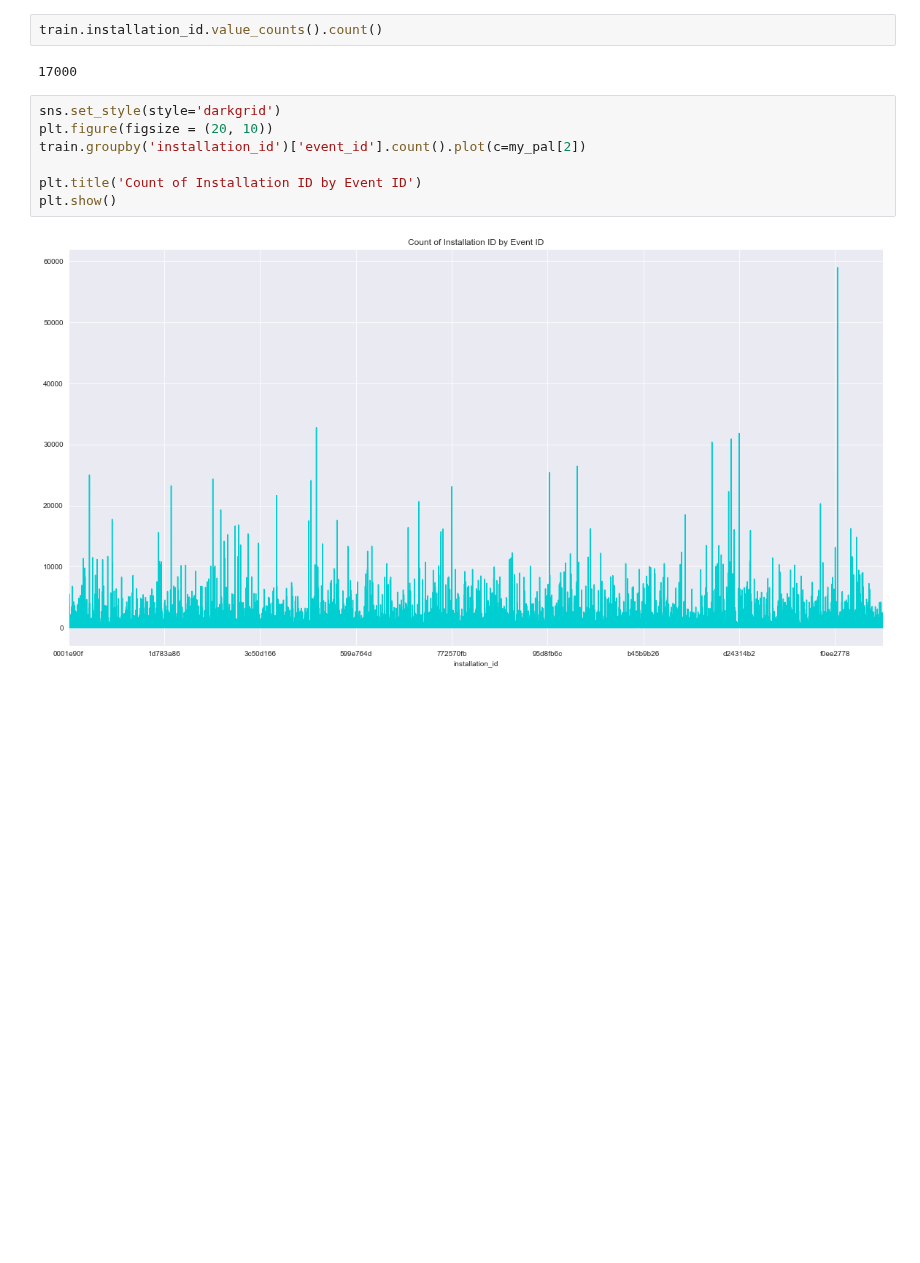
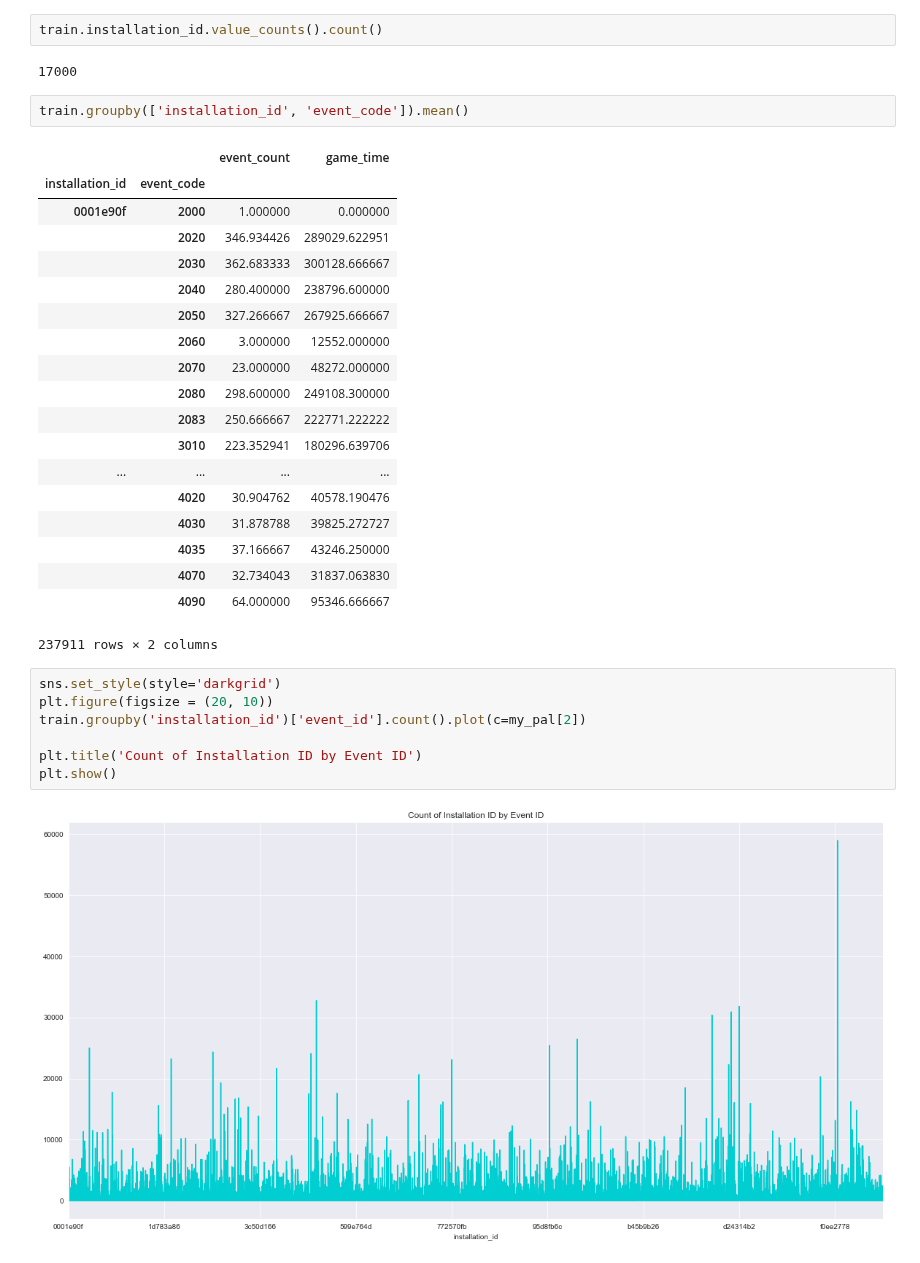
Before and after one commit to cats-in-the-hat/PBS-KIDS2, a Jupyter notebook: faith_starter.ipynb, the cells around one changed output. Saved outputs shown, nothing was run; the diff lists cells and outputs as text; blank space fills up the shorter version.

```diff
--- a/faith_starter.ipynb
+++ b/faith_starter.ipynb
@@ -87,6 +213,28 @@ train.event_id.value_counts().count()
 train.installation_id.value_counts().count()
 # %% [output]
 17000
+# %%
+train.groupby(['installation_id', 'event_code']).mean()
+# %% [output]
+|  |  | event_count | game_time |
+| installation_id | event_code |  |  |
+| 0001e90f | 2000 | 1.000000 | 0.000000 |
+|  | 2020 | 346.934426 | 289029.622951 |
+|  | 2030 | 362.683333 | 300128.666667 |
+|  | 2040 | 280.400000 | 238796.600000 |
+|  | 2050 | 327.266667 | 267925.666667 |
+|  | 2060 | 3.000000 | 12552.000000 |
+|  | 2070 | 23.000000 | 48272.000000 |
+|  | 2080 | 298.600000 | 249108.300000 |
+|  | 2083 | 250.666667 | 222771.222222 |
+|  | 3010 | 223.352941 | 180296.639706 |
+| ... | ... | ... | ... |
+|  | 4020 | 30.904762 | 40578.190476 |
+|  | 4030 | 31.878788 | 39825.272727 |
+|  | 4035 | 37.166667 | 43246.250000 |
+|  | 4070 | 32.734043 | 31837.063830 |
+|  | 4090 | 64.000000 | 95346.666667 |
+237911 rows × 2 columns
 # %%
 sns.set_style(style='darkgrid')
 plt.figure(figsize = (20, 10))
```
Also changed, not shown: parts of 28 cells of this notebook, 1 other file.
